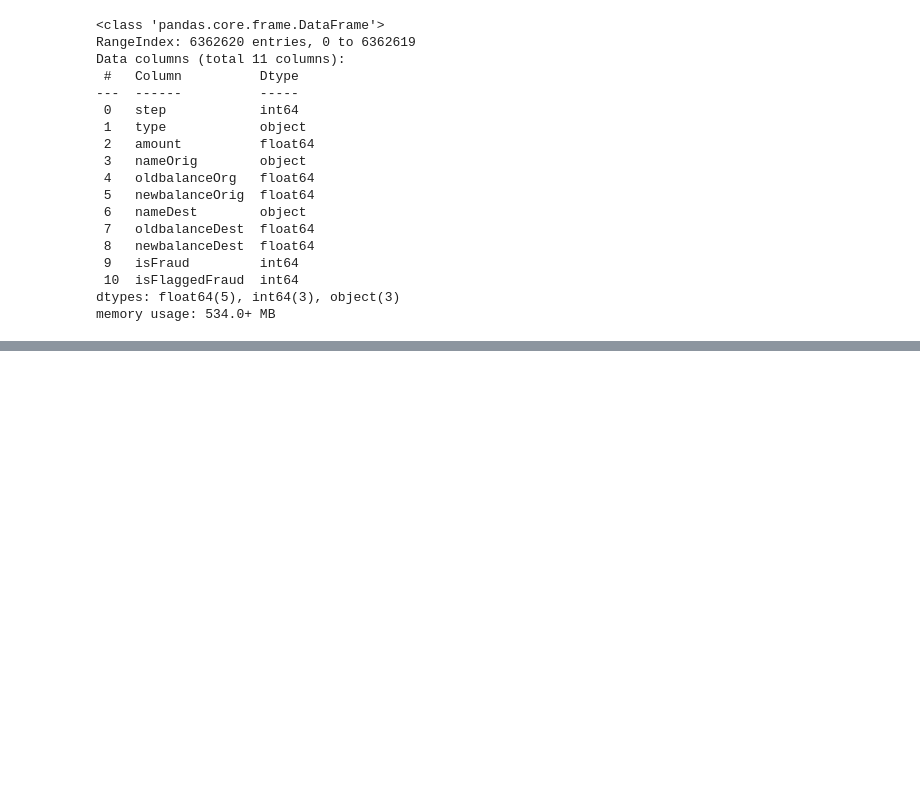
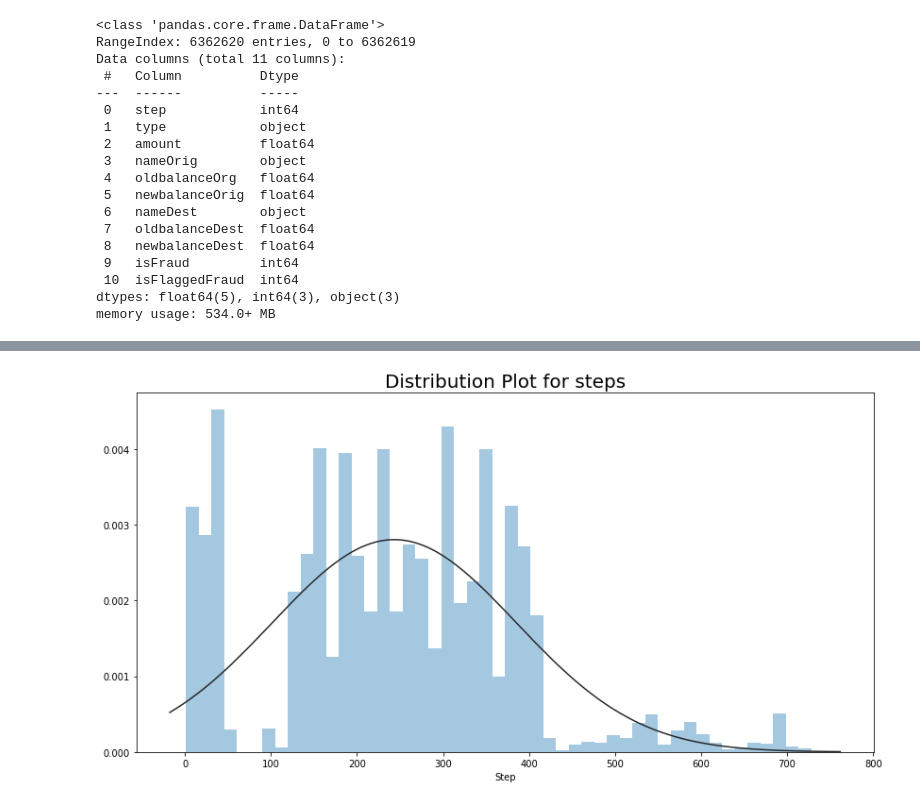
Before and after one commit to buriihenry/Machine-Learning-2, a Jupyter notebook: Fraud_detection_.ipynb, the cells around one changed output, grey strips where cells are left out. Cells and saved outputs as stored; diff of their text form; code cells hidden in the pictures; blank space fills up the shorter version.

```diff
--- a/Fraud_detection_.ipynb
+++ b/Fraud_detection_.ipynb
@@ -83,0 +172,12 @@ memory usage: 534.0+ MB
+# %%
+#setting the size of the figure
+plt.rcParams['figure.figsize']=(14,7)
+
+#importing norm
+from scipy.stats import norm
+sns.distplot(data.step, fit=norm, kde=False)
+plt.title('Distribution Plot for steps', fontsize=20)
+plt.xlabel('Step', fontsize=10)
+plt.show()
+# %% [output]
+[figure, added]
```
Also changed, not shown: parts of 12 cells of this notebook.
